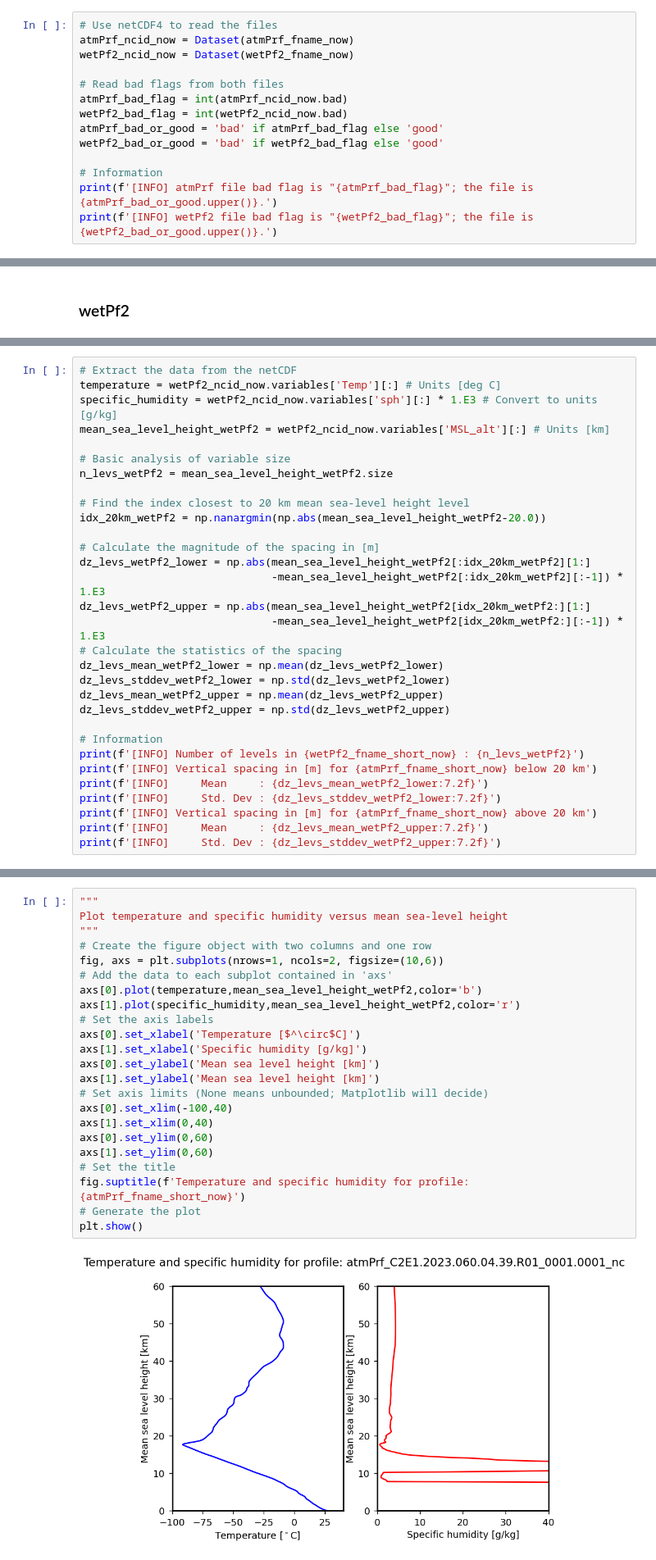
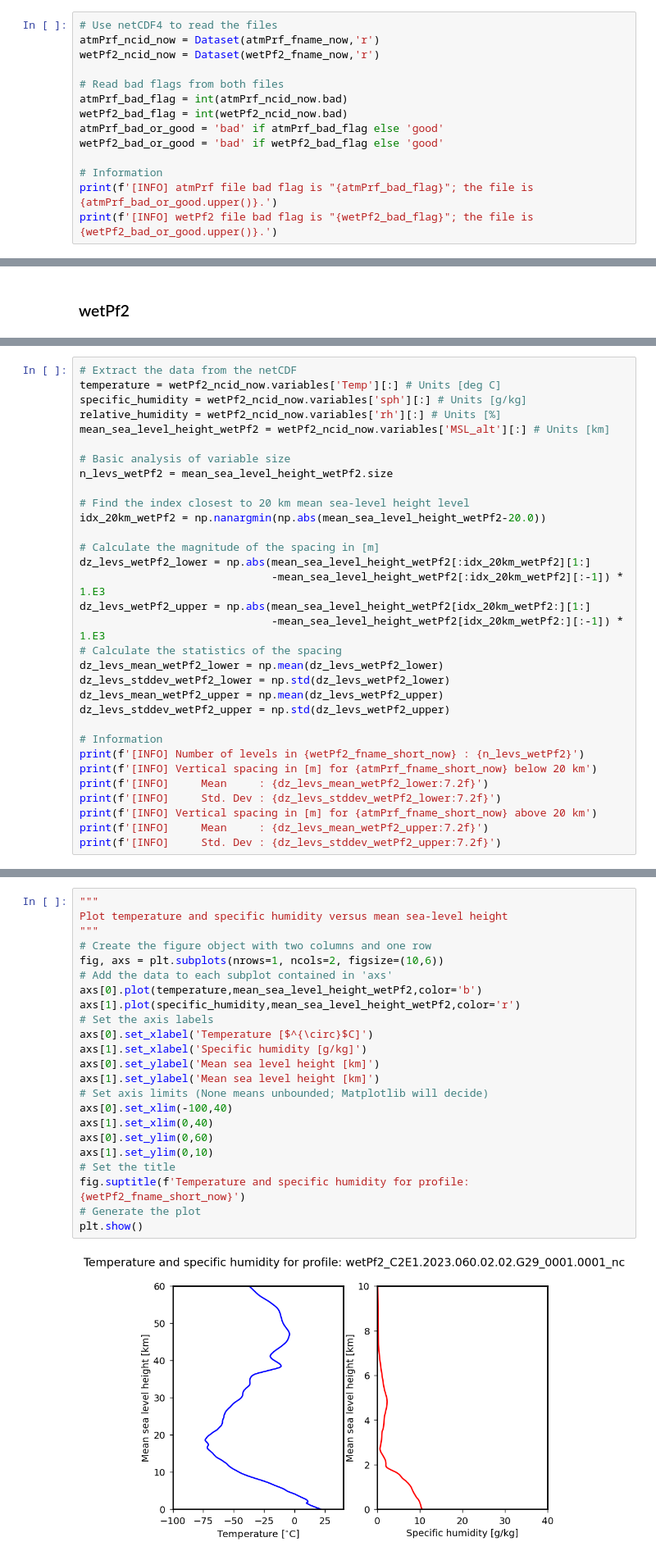
Before and after one commit to cosmic-sysadmin/GNSSRSC-2023, a Jupyter notebook: jupyter-notebooks/neutral_atmos_lab.ipynb, the cells around one changed output, grey strips where cells are left out. Shown at 82% size. Drawn from its saved outputs; the diff is of its cells as text.

```diff
--- a/jupyter-notebooks/neutral_atmos_lab.ipynb
+++ b/jupyter-notebooks/neutral_atmos_lab.ipynb
@@ -161,8 +161,8 @@ print(f'[INFO] Selected profile ID              : {prf_id_now}')
 Read the files into memory. Check if they are flagged as "bad" or not. Profiles are flagged as "bad" if the global attribute "bad" is 1.
 # %%
 # Use netCDF4 to read the files
-atmPrf_ncid_now = Dataset(atmPrf_fname_now)
-wetPf2_ncid_now = Dataset(wetPf2_fname_now)
+atmPrf_ncid_now = Dataset(atmPrf_fname_now,'r')
+wetPf2_ncid_now = Dataset(wetPf2_fname_now,'r')
 
 # Read bad flags from both files
 atmPrf_bad_flag = int(atmPrf_ncid_now.bad)
@@ -359,7 +409,8 @@ Note that the spacing of wetPf2 files is 50 m up to 20 km, and then 100 m above
 # %%
 # Extract the data from the netCDF
 temperature = wetPf2_ncid_now.variables['Temp'][:] # Units [deg C]
-specific_humidity = wetPf2_ncid_now.variables['sph'][:] * 1.E3 # Convert to units [g/kg]
+specific_humidity = wetPf2_ncid_now.variables['sph'][:] # Units [g/kg]
+relative_humidity = wetPf2_ncid_now.variables['rh'][:] # Units [%]
 mean_sea_level_height_wetPf2 = wetPf2_ncid_now.variables['MSL_alt'][:] # Units [km]
 
 # Basic analysis of variable size
@@ -398,25 +449,25 @@ print(f'[INFO]     Std. Dev : {dz_levs_stddev_wetPf2_upper:7.2f}')
 # %%
 """
 Plot temperature and specific humidity versus mean sea-level height
 """
 # Create the figure object with two columns and one row
 fig, axs = plt.subplots(nrows=1, ncols=2, figsize=(10,6))
 # Add the data to each subplot contained in 'axs'
 axs[0].plot(temperature,mean_sea_level_height_wetPf2,color='b')
 axs[1].plot(specific_humidity,mean_sea_level_height_wetPf2,color='r')
 # Set the axis labels
-axs[0].set_xlabel('Temperature [$^\circ$C]')
+axs[0].set_xlabel('Temperature [$^{\circ}$C]')
 axs[1].set_xlabel('Specific humidity [g/kg]')
 axs[0].set_ylabel('Mean sea level height [km]')
 axs[1].set_ylabel('Mean sea level height [km]')
 # Set axis limits (None means unbounded; Matplotlib will decide)
 axs[0].set_xlim(-100,40)
 axs[1].set_xlim(0,40)
 axs[0].set_ylim(0,60)
-axs[1].set_ylim(0,60)
+axs[1].set_ylim(0,10)
 # Set the title
-fig.suptitle(f'Temperature and specific humidity for profile: {atmPrf_fname_short_now}')
+fig.suptitle(f'Temperature and specific humidity for profile: {wetPf2_fname_short_now}')
 # Generate the plot
 plt.show()
 # %% [output]
-[figure, old version]
+[figure, new version]
```
Also changed, not shown: parts of 25 cells of this notebook, 1 other file.
